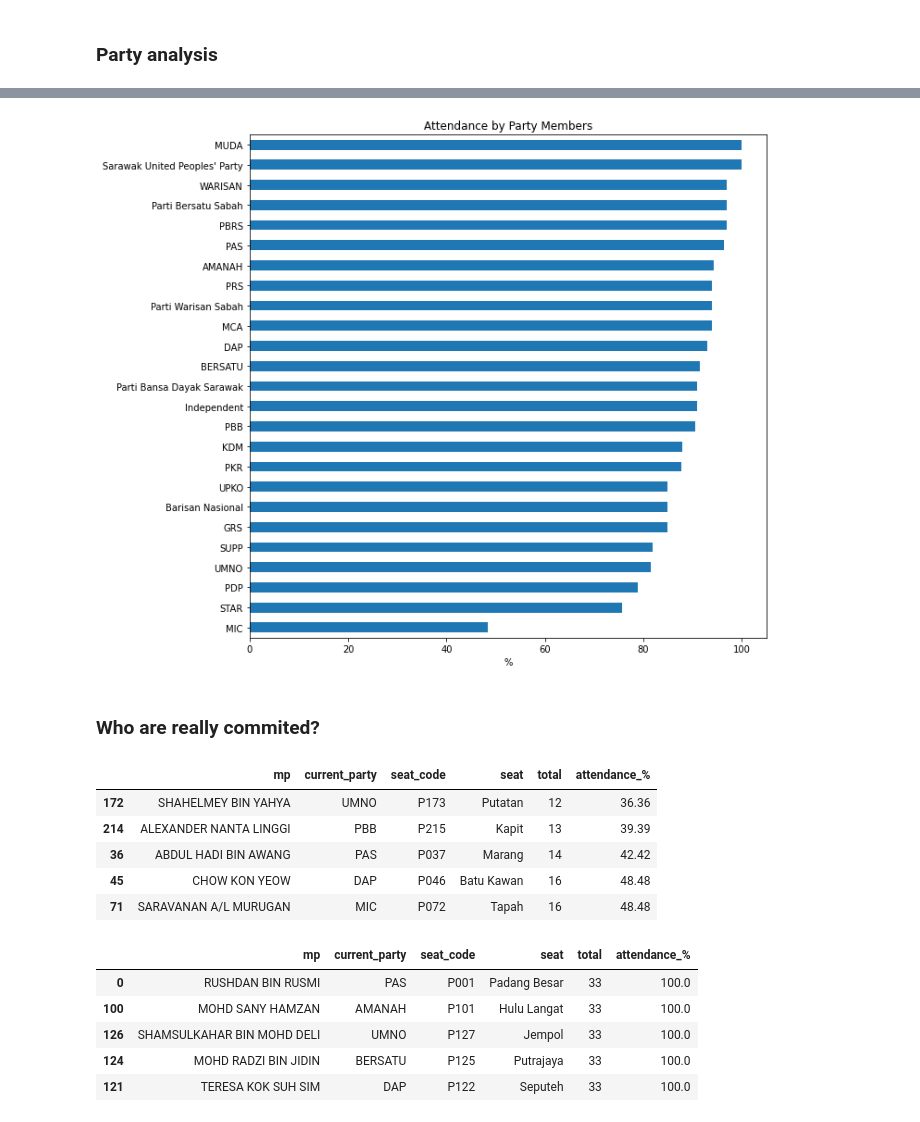
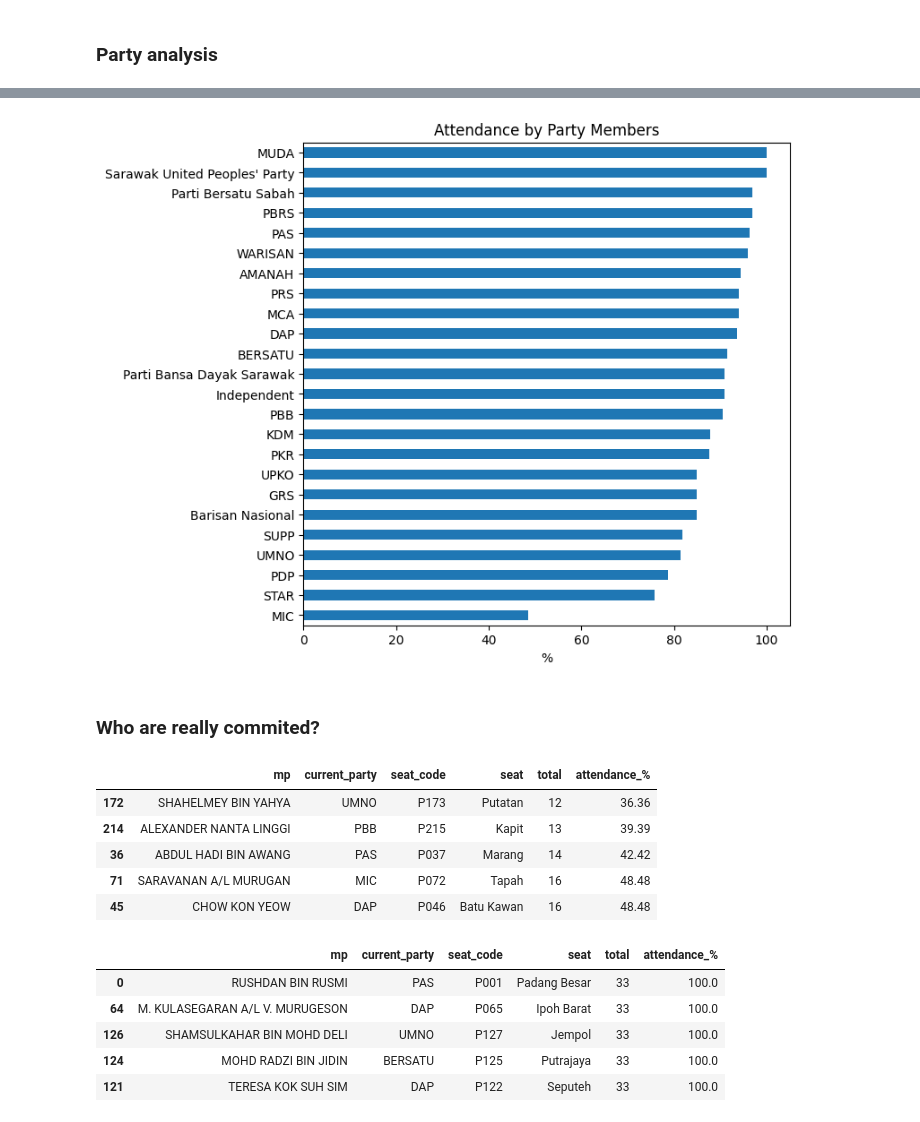
Before and after one commit to adhamarif/malaysia-hansard, a Jupyter notebook: hansard_malaysia/data_exploration.ipynb, the cells around one changed output, grey strips where cells are left out. Saved outputs shown, nothing was run; the diff lists cells and outputs as text; code cells hidden in the pictures.

```diff
--- a/hansard_malaysia/data_exploration.ipynb
+++ b/hansard_malaysia/data_exploration.ipynb
@@ -37,6 +37,7 @@ mp = mp.replace(['Parti Pesaka Bumiputera Bersatu (PPB)', 'Parti Pesaka Bumipute
 mp = mp.replace(['Parti Rakyat Sarawak',  'Parti Rakyat Sarawak (PRS)'], "PRS")
 mp = mp.replace('Progressive Democratic Party (PDP)', "PDP")
 mp = mp.replace(['Kesejahteraan Demokratik Masyarakat', 'Parti Kesejahteraan Demokratik Masyarakat'], "KDM")
+mp = mp.replace("Parti Warisan Sabah", "WARISAN")
 # %%
 mp.info()
 # %% [output]
@@ -91,15 +95,15 @@ plt.show()
 # %%
 attendance_party = df[["current_party","attendance_%"]].groupby("current_party").mean().sort_values(by="attendance_%")
-ax = attendance_party.plot(kind="barh", figsize=(10,10),
+ax = attendance_party.plot(kind="barh", figsize=(7, 7),
                            legend=False)
 
 # set the axis labels and title
 ax.set_xlabel('%')
 ax.set_ylabel('')
 ax.set_title('Attendance by Party Members')
 plt.show()
 # %% [output]
-[figure, old version]
+[figure, new version]
 # %% [markdown]
 ### Who are really commited?
 # %%
@@ -112,15 +116,15 @@ summary_df.sort_values(by="attendance_%").head(5)
 | 172 | SHAHELMEY BIN YAHYA | UMNO | P173 | Putatan | 12 | 36.36 |
 | 214 | ALEXANDER NANTA LINGGI | PBB | P215 | Kapit | 13 | 39.39 |
 | 36 | ABDUL HADI BIN AWANG | PAS | P037 | Marang | 14 | 42.42 |
+| 71 | SARAVANAN A/L MURUGAN | MIC | P072 | Tapah | 16 | 48.48 |
 | 45 | CHOW KON YEOW | DAP | P046 | Batu Kawan | 16 | 48.48 |
-| 71 | SARAVANAN A/L MURUGAN | MIC | P072 | Tapah | 16 | 48.48 |
 # %%
 # top 5 YB rajin
 summary_df.sort_values(by="attendance_%", ascending=False).head(5)
 # %% [output]
 |  | mp | current_party | seat_code | seat | total | attendance_% |
 | 0 | RUSHDAN BIN RUSMI | PAS | P001 | Padang Besar | 33 | 100.0 |
-| 100 | MOHD SANY HAMZAN | AMANAH | P101 | Hulu Langat | 33 | 100.0 |
+| 64 | M. KULASEGARAN A/L V. MURUGESON | DAP | P065 | Ipoh Barat | 33 | 100.0 |
 | 126 | SHAMSULKAHAR BIN MOHD DELI | UMNO | P127 | Jempol | 33 | 100.0 |
 | 124 | MOHD RADZI BIN JIDIN | BERSATU | P125 | Putrajaya | 33 | 100.0 |
 | 121 | TERESA KOK SUH SIM | DAP | P122 | Seputeh | 33 | 100.0 |
```
Also changed, not shown: parts of 11 cells of this notebook, 2 other files.
